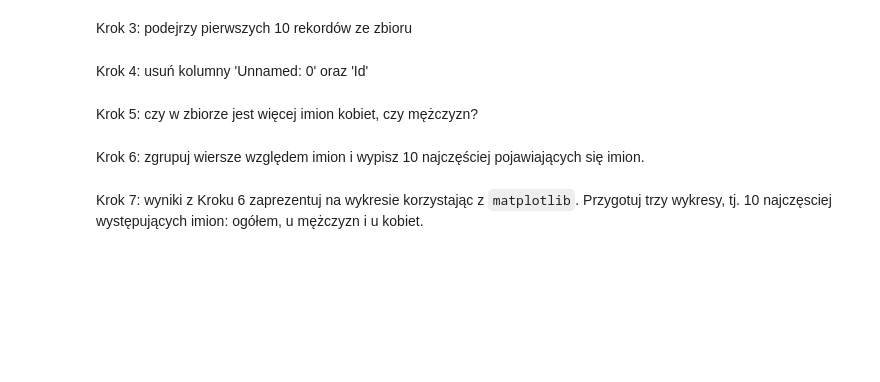
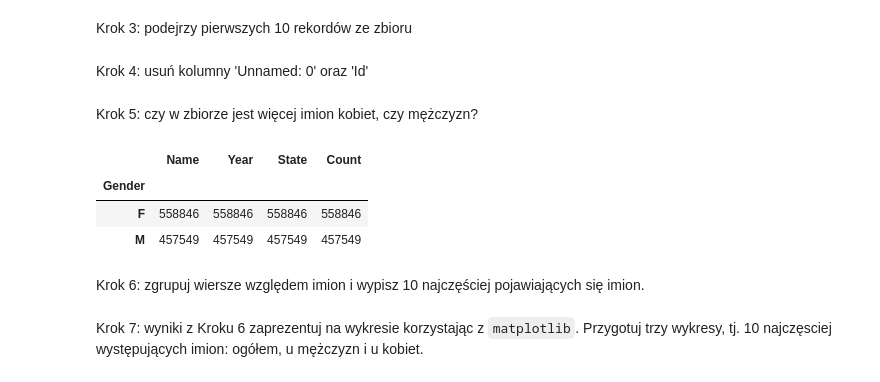
Before and after one commit to jan-osch/python-lecture, a Jupyter notebook: lab_11.ipynb, the cells around one changed output. Saved outputs shown, nothing was run; the diff lists cells and outputs as text; code cells hidden in the pictures; blank space fills up the shorter version.

```diff
--- a/lab_11.ipynb
+++ b/lab_11.ipynb
@@ -17,5 +48,12 @@ Krok 3: podejrzy pierwszych 10 rekordów ze zbioru
 Krok 4: usuń kolumny 'Unnamed: 0' oraz 'Id'
 # %% [markdown]
 Krok 5: czy w zbiorze jest więcej imion kobiet, czy mężczyzn?
+# %%
+loaded_data.groupby('Gender').count()
+# %% [output]
+|  | Name | Year | State | Count |
+| Gender |  |  |  |  |
+| F | 558846 | 558846 | 558846 | 558846 |
+| M | 457549 | 457549 | 457549 | 457549 |
 # %% [markdown]
 Krok 6: zgrupuj wiersze względem imion i wypisz 10 najczęściej pojawiających się imion.
```
Also changed, not shown: parts of 6 cells of this notebook, 2 other files.
